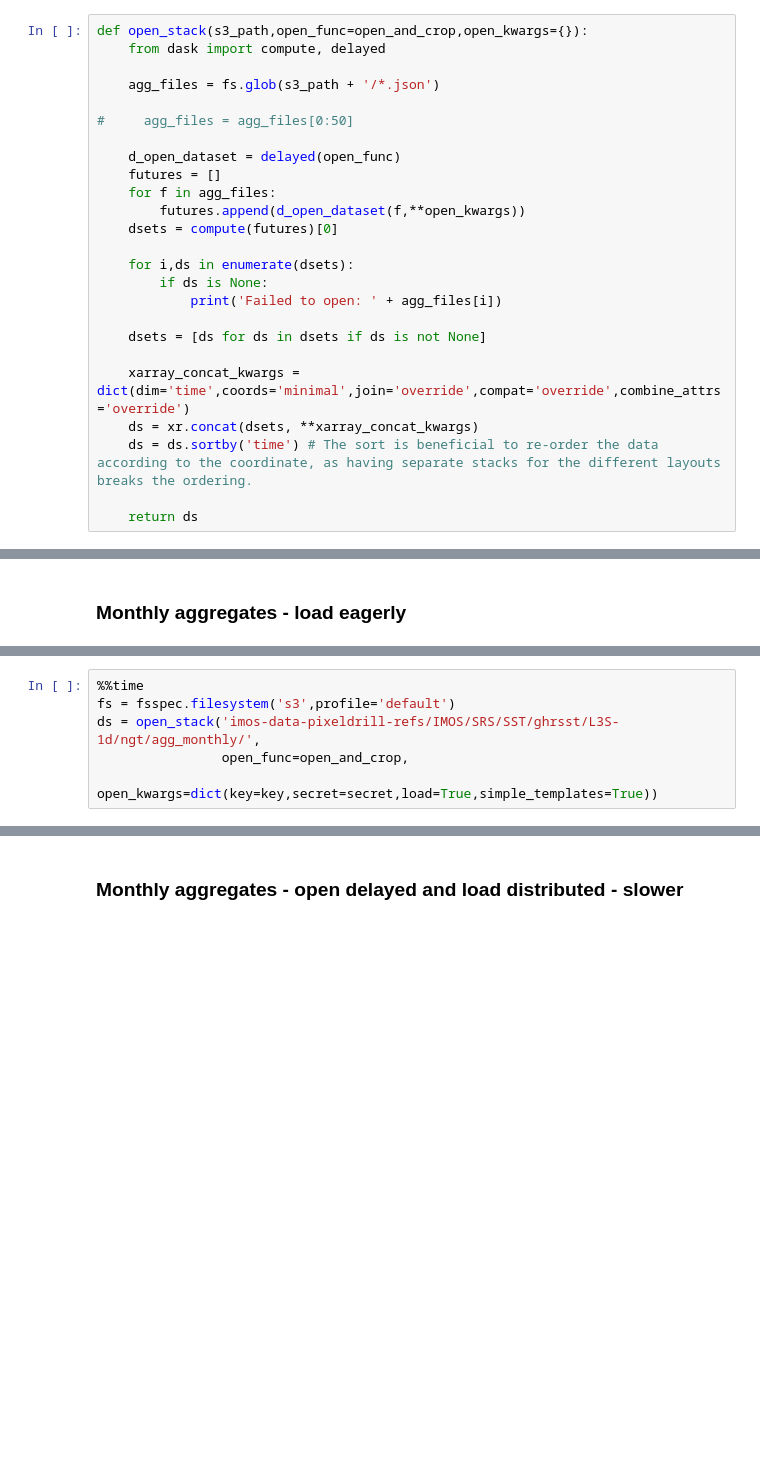
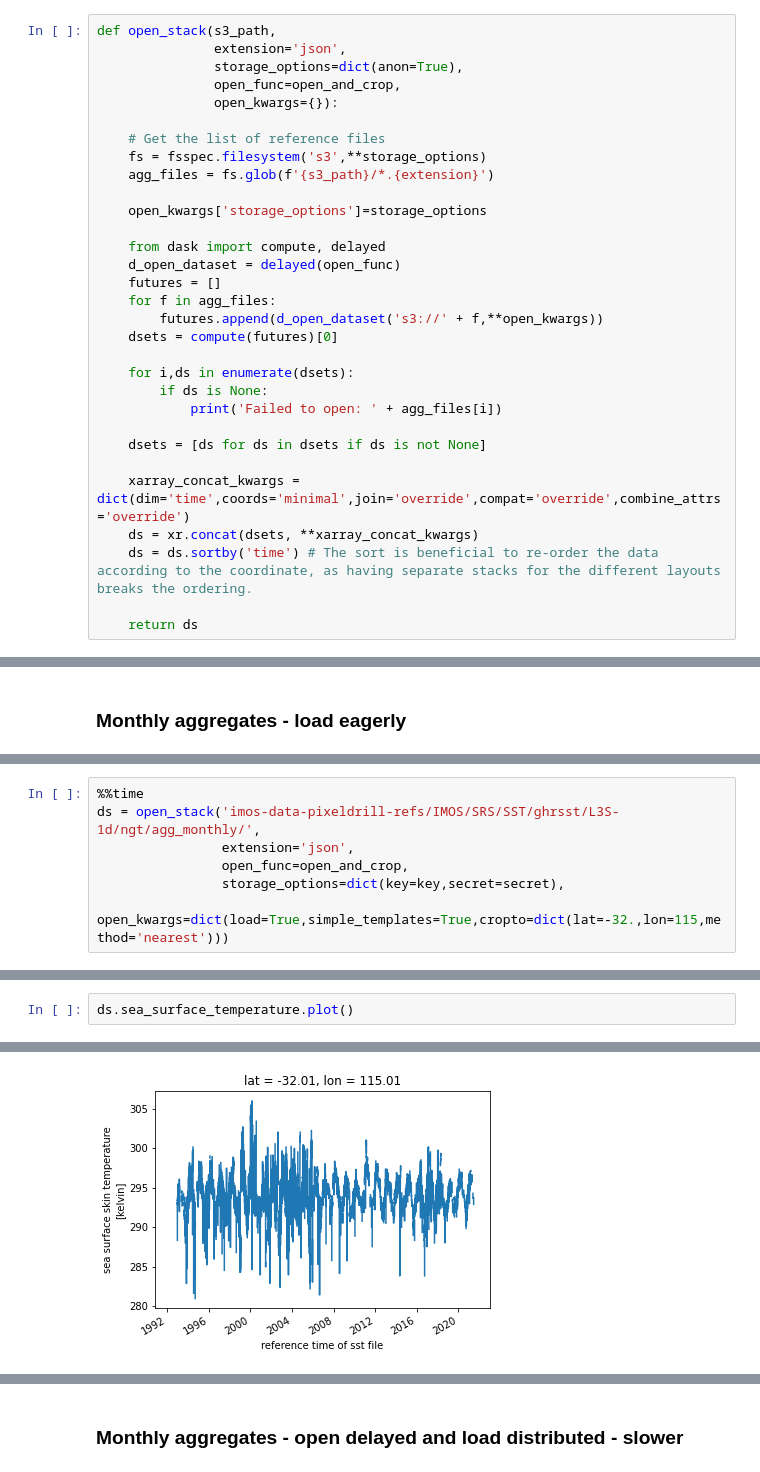
Before and after one commit to aodn/pixeldrill, a Jupyter notebook: notebooks/access_via_aggindex.ipynb, the cells around one changed output, grey strips where cells are left out. Saved outputs shown, nothing was run; the diff lists cells and outputs as text; blank space fills up the shorter version.

```diff
--- a/notebooks/access_via_aggindex.ipynb
+++ b/notebooks/access_via_aggindex.ipynb
@@ -77,17 +82,23 @@ def open_and_crop(fo,key,secret,data_vars=['sea_surface_temperature','l2p_flags'
 
     return ds
 # %%
-def open_stack(s3_path,open_func=open_and_crop,open_kwargs={}):
+def open_stack(s3_path,
+               extension='json',
+               storage_options=dict(anon=True),
+               open_func=open_and_crop,
+               open_kwargs={}):
+
+    # Get the list of reference files
+    fs = fsspec.filesystem('s3',**storage_options)
+    agg_files = fs.glob(f'{s3_path}/*.{extension}')
+
+    open_kwargs['storage_options']=storage_options
+
     from dask import compute, delayed
-
-    agg_files = fs.glob(s3_path + '/*.json')
-
-#     agg_files = agg_files[0:50]
-
     d_open_dataset = delayed(open_func)
     futures = []
     for f in agg_files:
-        futures.append(d_open_dataset(f,**open_kwargs))
+        futures.append(d_open_dataset('s3://' + f,**open_kwargs))
     dsets = compute(futures)[0]
 
     for i,ds in enumerate(dsets):
@@ -115,7 +128,8 @@ key,secret=load_creds()
 # %%
 %%time
-fs = fsspec.filesystem('s3',profile='default')
 ds = open_stack('imos-data-pixeldrill-refs/IMOS/SRS/SST/ghrsst/L3S-1d/ngt/agg_monthly/',
+                extension='json',
                 open_func=open_and_crop,
-                open_kwargs=dict(key=key,secret=secret,load=True,simple_templates=True))
+                storage_options=dict(key=key,secret=secret),
+                open_kwargs=dict(load=True,simple_templates=True,cropto=dict(lat=-32.,lon=115,method='nearest')))
 # %% [output]
@@ -123,0 +138,3 @@ Wall time: 1min 9s
+# %%
+ds.sea_surface_temperature.plot()
+# %% [output]
@@ -123,0 +142 @@ Wall time: 1min 9s
+[figure, added]
```
Also changed, not shown: parts of 23 cells of this notebook, 1 other file.
